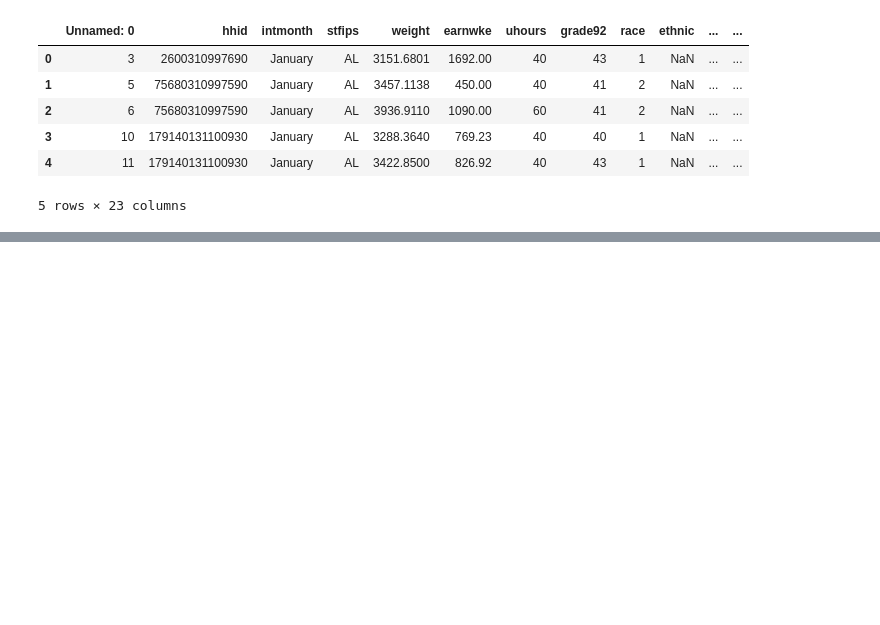
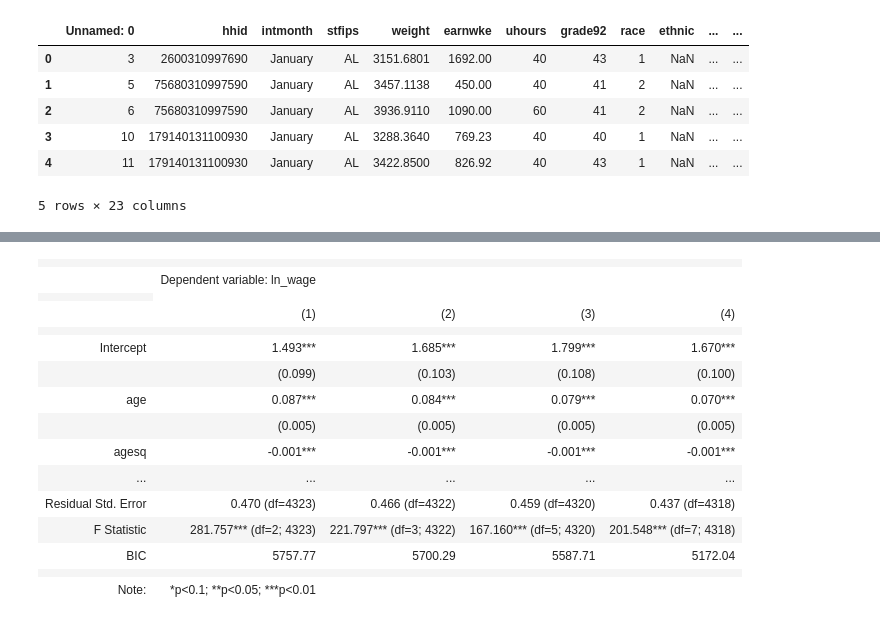
Before and after one commit to viethngn/Data_Analysis_3_ECBS5171, a Jupyter notebook: assignment1/assignment1_viethngn.ipynb, the cells around one changed output, grey strips where cells are left out. Cells and saved outputs as stored; diff of their text form; code cells hidden in the pictures; blank space fills up the shorter version.

```diff
--- a/assignment1/assignment1_viethngn.ipynb
+++ b/assignment1/assignment1_viethngn.ipynb
@@ -119,0 +156,29 @@ comp_stats.T
+# %%
+# create the regression models
+reg1 = smf.ols(formula="ln_wage ~ age + agesq", data=comp_sample).fit(cov_type="HC1")
+reg2 = smf.ols(formula="ln_wage ~ age + agesq + citizen", data=comp_sample).fit(cov_type="HC1")
+reg3 = smf.ols(formula="ln_wage ~ age + agesq + citizen + female + ownchild", data=comp_sample).fit(cov_type="HC1")
+reg4 = smf.ols(formula="ln_wage ~ age + agesq + citizen + female + ownchild + ed_BA + ed_PostGrad", data=comp_sample).fit(cov_type="HC1")
+
+reg_list = [reg1, reg2, reg3, reg4]
+bic = [round(x.bic, 2) for x in reg_list]
+sg = stargazer.Stargazer(reg_list)
+sg.add_line('BIC', bic, location=stargazer.LineLocation.FOOTER_BOTTOM)
+sg
+# %% [output]
+|  |  |  |  |  |
+|  | Dependent variable: ln_wage |  |  |  |
+|  |
+|  | (1) | (2) | (3) | (4) |
+|  |  |  |  |  |
+| Intercept | 1.493*** | 1.685*** | 1.799*** | 1.670*** |
+|  | (0.099) | (0.103) | (0.108) | (0.100) |
+| age | 0.087*** | 0.084*** | 0.079*** | 0.070*** |
+|  | (0.005) | (0.005) | (0.005) | (0.005) |
+| agesq | -0.001*** | -0.001*** | -0.001*** | -0.001*** |
+| ... | ... | ... | ... | ... |
+| Residual Std. Error | 0.470 (df=4323) | 0.466 (df=4322) | 0.459 (df=4320) | 0.437 (df=4318) |
+| F Statistic | 281.757*** (df=2; 4323) | 221.797*** (df=3; 4322) | 167.160*** (df=5; 4320) | 201.548*** (df=7; 4318) |
+| BIC | 5757.77 | 5700.29 | 5587.71 | 5172.04 |
+|  |  |  |  |  |
+| Note: | *p<0.1; **p<0.05; ***p<0.01 |  |  |  |
```
Also changed, not shown: parts of 9 cells of this notebook.
